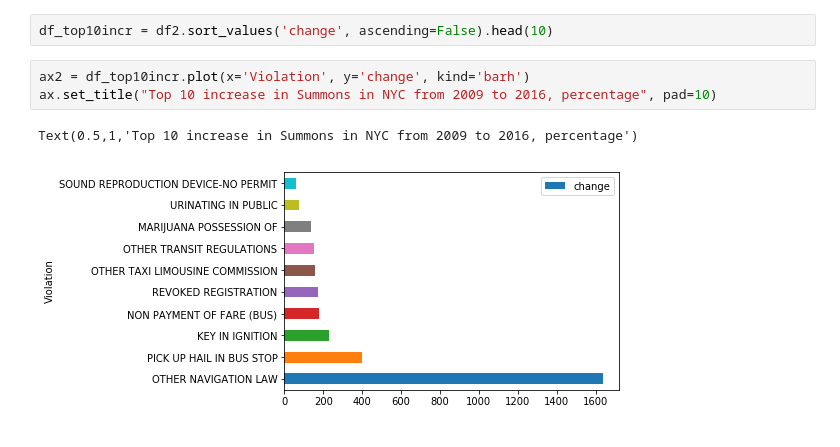
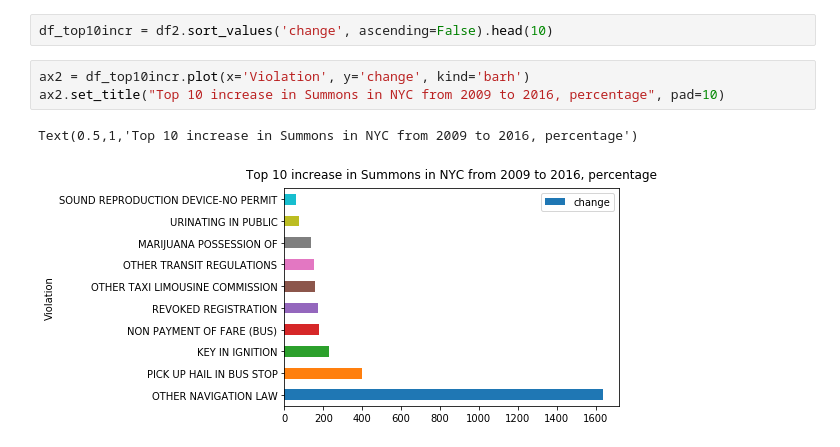
Before and after one commit to Palarisk/data-studio, a Jupyter notebook: code/04-summons/summons.ipynb, the cells around one changed output. Cells and saved outputs as stored; diff of their text form.

```diff
--- a/code/04-summons/summons.ipynb
+++ b/code/04-summons/summons.ipynb
@@ -119,7 +119,7 @@ Text(0.5,1,'Top 10 reduction in Summons in NYC from 2009 to 2016, percentage')
 df_top10incr = df2.sort_values('change', ascending=False).head(10)
 # %%
 ax2 = df_top10incr.plot(x='Violation', y='change', kind='barh')
-ax.set_title("Top 10 increase in Summons in NYC from 2009 to 2016, percentage", pad=10)
+ax2.set_title("Top 10 increase in Summons in NYC from 2009 to 2016, percentage", pad=10)
 # %% [output]
 Text(0.5,1,'Top 10 increase in Summons in NYC from 2009 to 2016, percentage')
-[figure, old version]
+[figure, new version]
```
